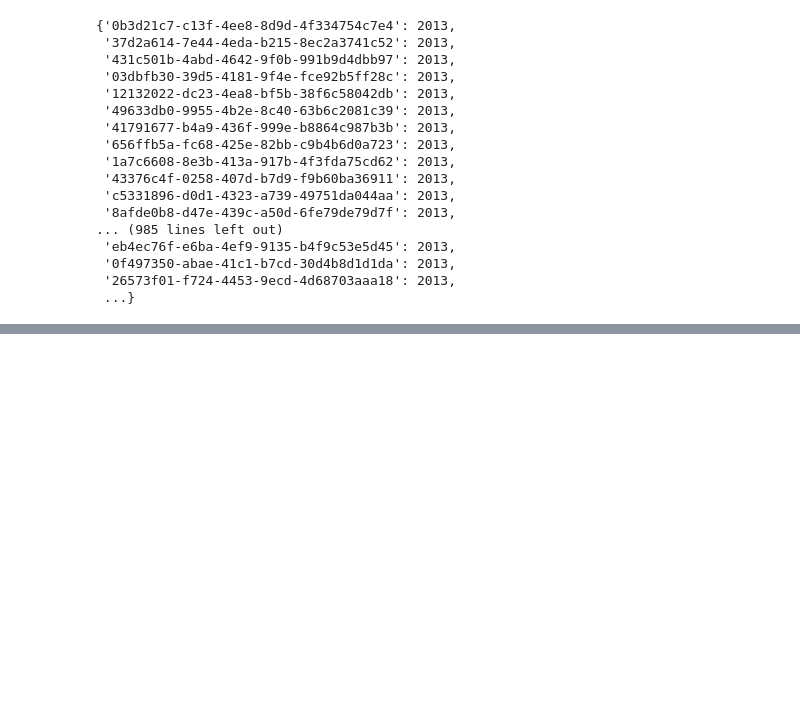
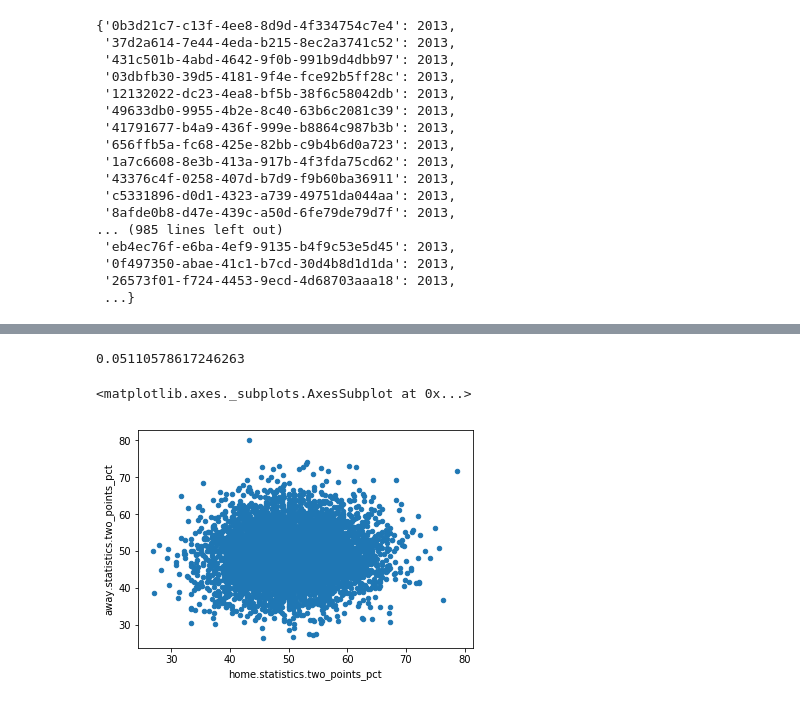
Before and after one commit to taylorcoder/Springboard, a Jupyter notebook: Capstone 2.ipynb, the cells around one changed output, grey strips where cells are left out. Cells and saved outputs as stored; diff of their text form; code cells hidden in the pictures; blank space fills up the shorter version.

```diff
--- a/Capstone 2.ipynb
+++ b/Capstone 2.ipynb
@@ -228,0 +620,9 @@ JSONDecodeError: Expecting value: line 1 column 1 (char 0)
+# %%
+pearson_r(df['home.statistics.two_points_pct'],df['away.statistics.two_points_pct'])
+# %% [output]
+0.05110578617246263
+# %%
+df.plot.scatter(x='home.statistics.two_points_pct',y='away.statistics.two_points_pct')
+# %% [output]
+<matplotlib.axes._subplots.AxesSubplot at 0x...>
+[figure, added]
```
Also changed, not shown: parts of 50 cells of this notebook.
